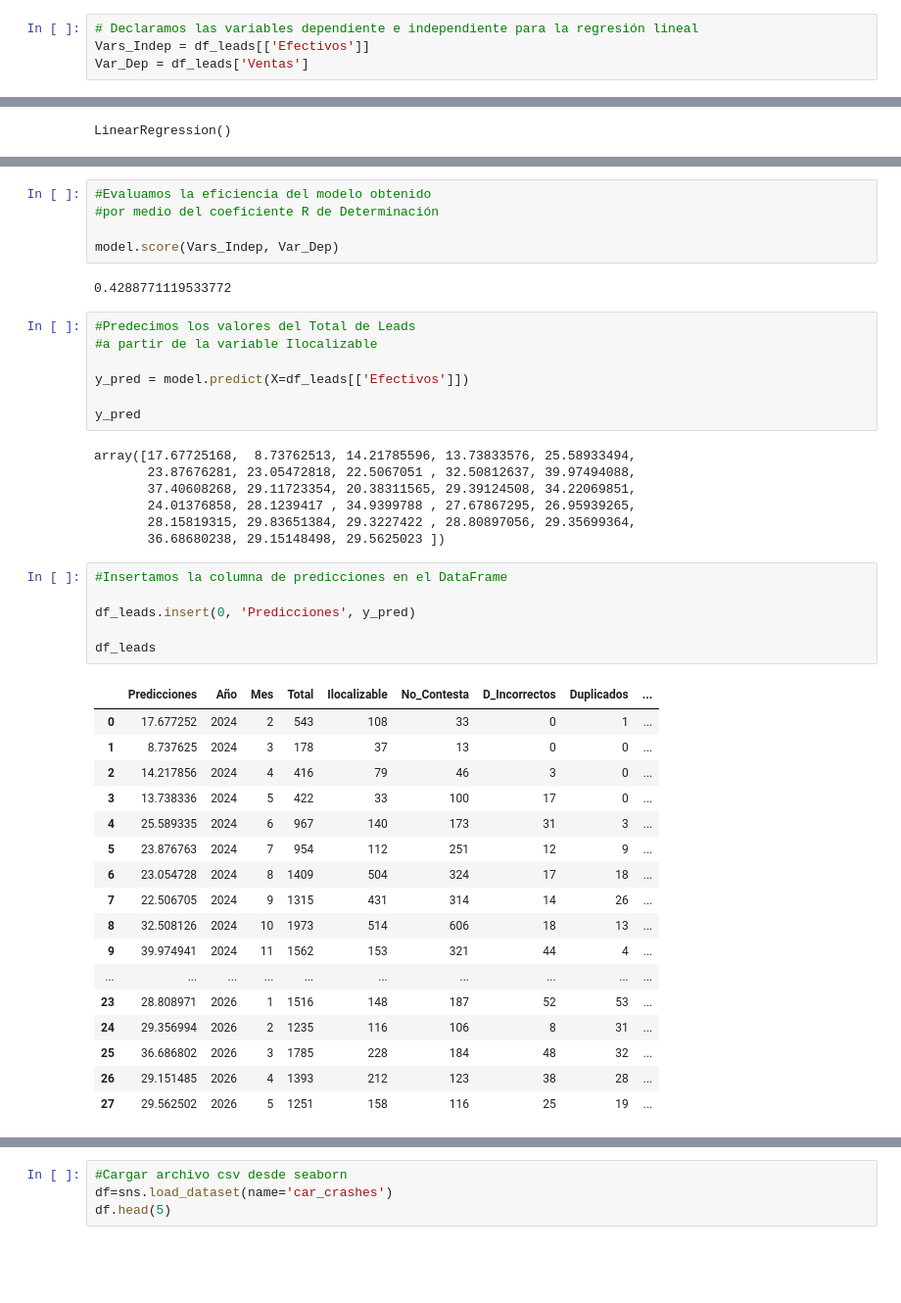
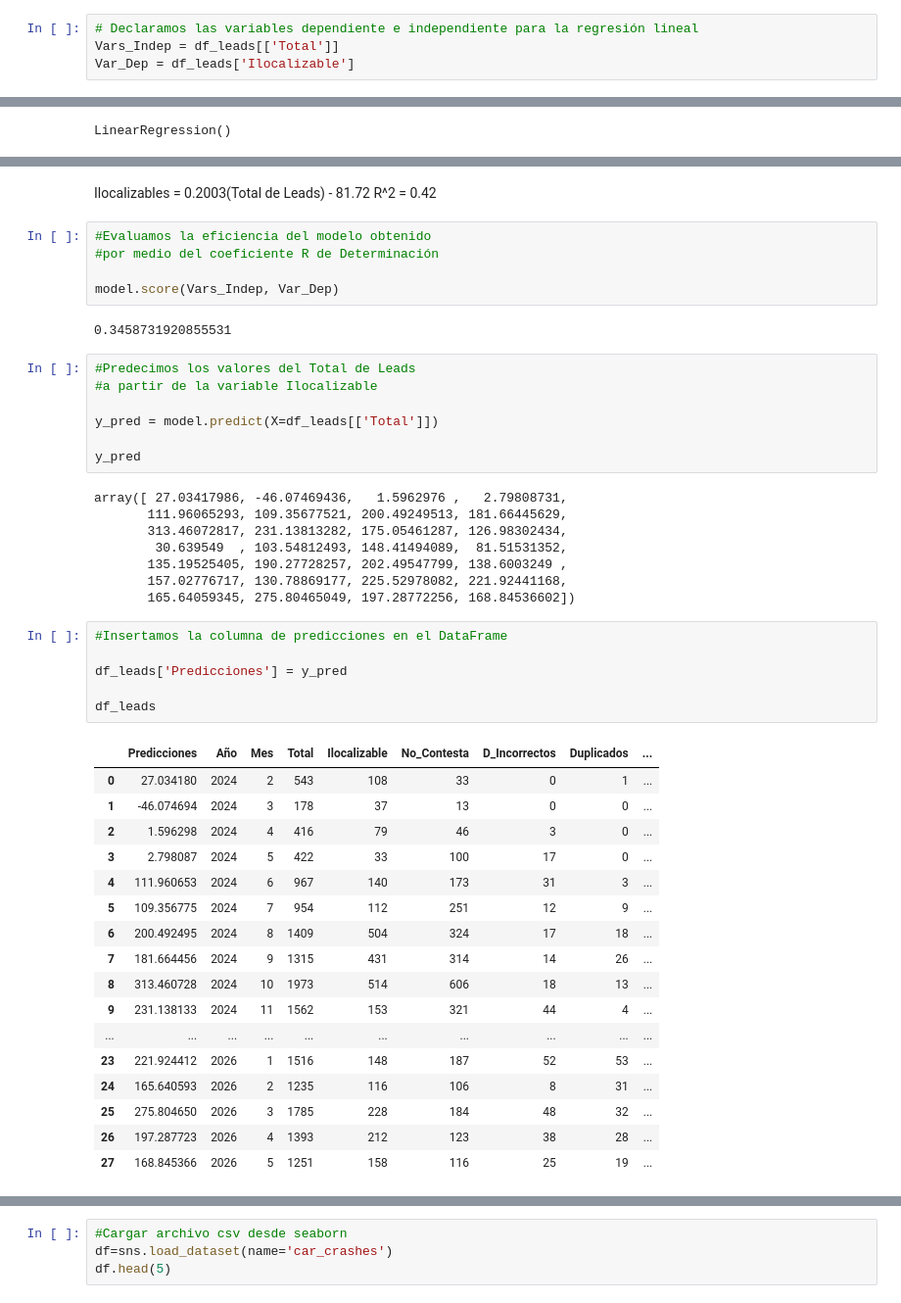
Before and after one commit to Evelin12p/Regresi-n_Lineal_Simple, a Jupyter notebook: Actividad 5.1/5_Regresión_Lineal__Simple.ipynb, the cells around one changed output, grey strips where cells are left out. Shown at 98% size. Saved outputs shown, nothing was run; the diff lists cells and outputs as text; blank space fills up the shorter version.

```diff
--- a/Actividad 5.1/5_Regresión_Lineal__Simple.ipynb
+++ b/Actividad 5.1/5_Regresión_Lineal__Simple.ipynb
@@ -115,7 +119,7 @@ plt.show()
 # %%
 # Declaramos las variables dependiente e independiente para la regresión lineal
-Vars_Indep = df_leads[['Efectivos']]
-Var_Dep = df_leads['Ventas']
+Vars_Indep = df_leads[['Total']]
+Var_Dep = df_leads['Ilocalizable']
 # %%
 #Se define model como la función de regresión lineal
 
@@ -147,48 +157,52 @@ model.__dict__
+# %% [markdown]
+Ilocalizables = 0.2003(Total de Leads) - 81.72
+R^2 = 0.42
 # %%
 #Evaluamos la eficiencia del modelo obtenido
 #por medio del coeficiente R de Determinación
 
 model.score(Vars_Indep, Var_Dep)
 # %% [output]
-0.4288771119533772
+0.3458731920855531
 # %%
 #Predecimos los valores del Total de Leads
 #a partir de la variable Ilocalizable
 
-y_pred = model.predict(X=df_leads[['Efectivos']])
+y_pred = model.predict(X=df_leads[['Total']])
 
 y_pred
 # %% [output]
-array([17.67725168,  8.73762513, 14.21785596, 13.73833576, 25.58933494,
-       23.87676281, 23.05472818, 22.5067051 , 32.50812637, 39.97494088,
-       37.40608268, 29.11723354, 20.38311565, 29.39124508, 34.22069851,
-       24.01376858, 28.1239417 , 34.9399788 , 27.67867295, 26.95939265,
-       28.15819315, 29.83651384, 29.3227422 , 28.80897056, 29.35699364,
-       36.68680238, 29.15148498, 29.5625023 ])
+array([ 27.03417986, -46.07469436,   1.5962976 ,   2.79808731,
+       111.96065293, 109.35677521, 200.49249513, 181.66445629,
+       313.46072817, 231.13813282, 175.05461287, 126.98302434,
+        30.639549  , 103.54812493, 148.41494089,  81.51531352,
+       135.19525405, 190.27728257, 202.49547799, 138.6003249 ,
+       157.02776717, 130.78869177, 225.52978082, 221.92441168,
+       165.64059345, 275.80465049, 197.28772256, 168.84536602])
 # %%
 #Insertamos la columna de predicciones en el DataFrame
 
-df_leads.insert(0, 'Predicciones', y_pred)
+df_leads['Predicciones'] = y_pred
 
 df_leads
 # %% [output]
 |  | Predicciones | Año | Mes | Total | Ilocalizable | No_Contesta | D_Incorrectos | Duplicados | ... |
-| 0 | 17.677252 | 2024 | 2 | 543 | 108 | 33 | 0 | 1 | ... |
-| 1 | 8.737625 | 2024 | 3 | 178 | 37 | 13 | 0 | 0 | ... |
-| 2 | 14.217856 | 2024 | 4 | 416 | 79 | 46 | 3 | 0 | ... |
-| 3 | 13.738336 | 2024 | 5 | 422 | 33 | 100 | 17 | 0 | ... |
-| 4 | 25.589335 | 2024 | 6 | 967 | 140 | 173 | 31 | 3 | ... |
-| 5 | 23.876763 | 2024 | 7 | 954 | 112 | 251 | 12 | 9 | ... |
-| 6 | 23.054728 | 2024 | 8 | 1409 | 504 | 324 | 17 | 18 | ... |
-| 7 | 22.506705 | 2024 | 9 | 1315 | 431 | 314 | 14 | 26 | ... |
-| 8 | 32.508126 | 2024 | 10 | 1973 | 514 | 606 | 18 | 13 | ... |
-| 9 | 39.974941 | 2024 | 11 | 1562 | 153 | 321 | 44 | 4 | ... |
+| 0 | 27.034180 | 2024 | 2 | 543 | 108 | 33 | 0 | 1 | ... |
+| 1 | -46.074694 | 2024 | 3 | 178 | 37 | 13 | 0 | 0 | ... |
+| 2 | 1.596298 | 2024 | 4 | 416 | 79 | 46 | 3 | 0 | ... |
+| 3 | 2.798087 | 2024 | 5 | 422 | 33 | 100 | 17 | 0 | ... |
+| 4 | 111.960653 | 2024 | 6 | 967 | 140 | 173 | 31 | 3 | ... |
+| 5 | 109.356775 | 2024 | 7 | 954 | 112 | 251 | 12 | 9 | ... |
+| 6 | 200.492495 | 2024 | 8 | 1409 | 504 | 324 | 17 | 18 | ... |
+| 7 | 181.664456 | 2024 | 9 | 1315 | 431 | 314 | 14 | 26 | ... |
+| 8 | 313.460728 | 2024 | 10 | 1973 | 514 | 606 | 18 | 13 | ... |
+| 9 | 231.138133 | 2024 | 11 | 1562 | 153 | 321 | 44 | 4 | ... |
 | ... | ... | ... | ... | ... | ... | ... | ... | ... | ... |
-| 23 | 28.808971 | 2026 | 1 | 1516 | 148 | 187 | 52 | 53 | ... |
-| 24 | 29.356994 | 2026 | 2 | 1235 | 116 | 106 | 8 | 31 | ... |
-| 25 | 36.686802 | 2026 | 3 | 1785 | 228 | 184 | 48 | 32 | ... |
-| 26 | 29.151485 | 2026 | 4 | 1393 | 212 | 123 | 38 | 28 | ... |
-| 27 | 29.562502 | 2026 | 5 | 1251 | 158 | 116 | 25 | 19 | ... |
+| 23 | 221.924412 | 2026 | 1 | 1516 | 148 | 187 | 52 | 53 | ... |
+| 24 | 165.640593 | 2026 | 2 | 1235 | 116 | 106 | 8 | 31 | ... |
+| 25 | 275.804650 | 2026 | 3 | 1785 | 228 | 184 | 48 | 32 | ... |
+| 26 | 197.287723 | 2026 | 4 | 1393 | 212 | 123 | 38 | 28 | ... |
+| 27 | 168.845366 | 2026 | 5 | 1251 | 158 | 116 | 25 | 19 | ... |
 # %%
 #Visualizamos la gráfica comparativa entre
 #el Total real y el Total predicho
```
Also changed, not shown: parts of 15 cells of this notebook, 1 other file.
